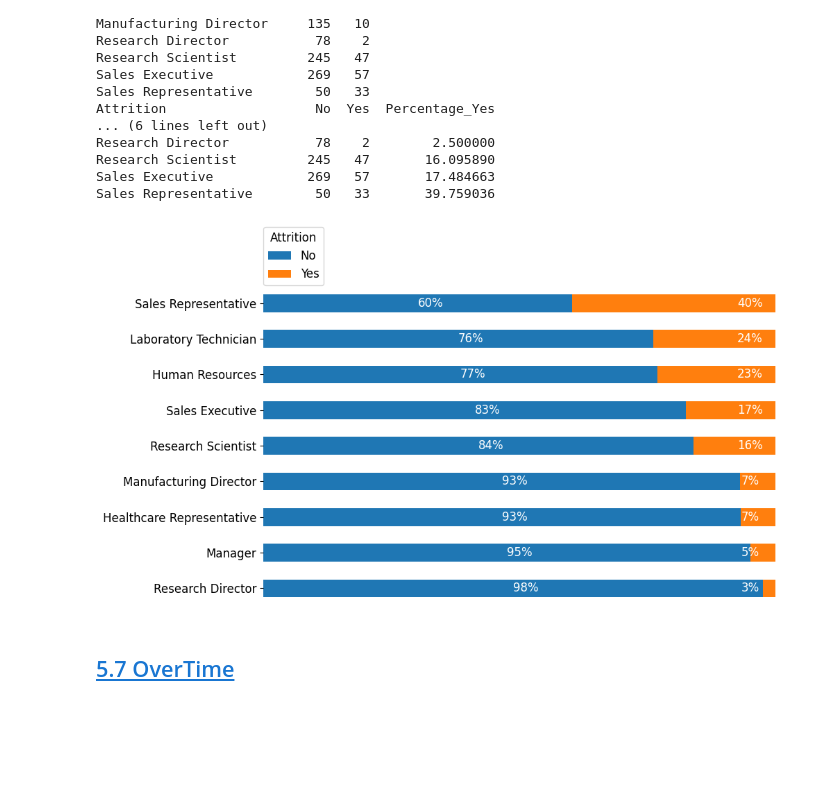
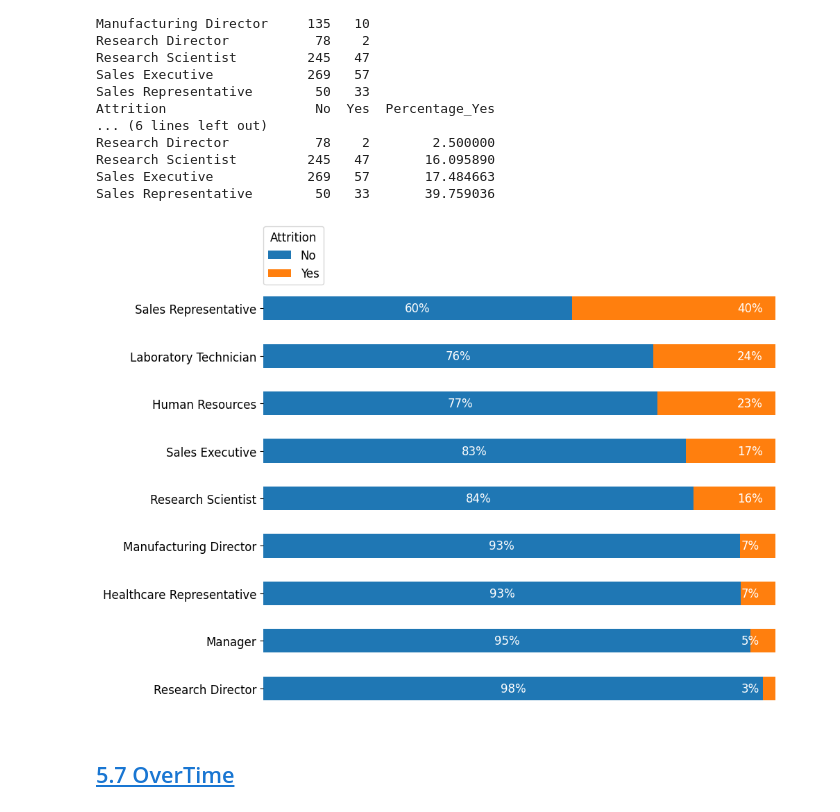
Before and after one commit to jmfsilvaj/HR-Analytics-Employee_Attrition, a Jupyter notebook: Notebooks/Exploratory Data Analysis.ipynb, the cells around one changed output. Drawn from its saved outputs; the diff is of its cells as text; code cells hidden in the pictures; blank space fills up the shorter version.

```diff
--- a/Notebooks/Exploratory Data Analysis.ipynb
+++ b/Notebooks/Exploratory Data Analysis.ipynb
@@ -583,34 +583,34 @@ Sales Representative        50   33       39.759036
 # %%
 # Calculate attrition rates for each marital status category
 attrition_rates = df.groupby('JobRole')['Attrition'].value_counts(normalize=True).unstack().fillna(0)
 attrition_rates = attrition_rates.sort_values(by='Yes', ascending=True)  # Reverse the order
 
 # Create a bar chart to visualize marital status by attrition
-plt.figure(figsize=(10, 6))
+plt.figure(figsize=(10, 8))
 attrition_rates.plot(kind='barh', stacked=True, ax=plt.gca())
 plt.ylabel('')
 plt.xlabel('')
 plt.yticks(rotation=0)
 plt.xticks([])  # Hide x-axis ticks
 plt.legend(title='Attrition', bbox_to_anchor=(0, 1, 1, 0), loc='lower left', borderaxespad=0)
 
 # Annotate the bars with the percentage values
 for idx, patch in enumerate(plt.gca().patches):
     if idx < len(attrition_rates):  # For the 'Yes' values
         plt.gca().text(patch.get_x() + patch.get_width()/2, patch.get_y() + patch.get_height()/2,
                        '{:.0%}'.format(patch.get_width()),
                        ha='center', va='center', color='white')
     else:  # For the 'No' values
         plt.gca().text(patch.get_x() + patch.get_width() - 0.05, patch.get_y() + patch.get_height()/2,
                        '{:.0%}'.format(patch.get_width()),
                        ha='center', va='center', color='white')
 
 for spine in plt.gca().spines.values():
     spine.set_visible(False)
 plt.savefig('../Plots/Attrition by Job Role - PowerPoint.png', format='png', dpi=300)
 plt.show()
 # %% [output]
-[figure, old version]
+[figure, new version]
 # %% [markdown]
 ## <a id='toc5_7_'></a>[5.7 OverTime](#toc0_)
 # %%
```
Also changed, not shown: parts of 1 cell of this notebook, 3 other files.
